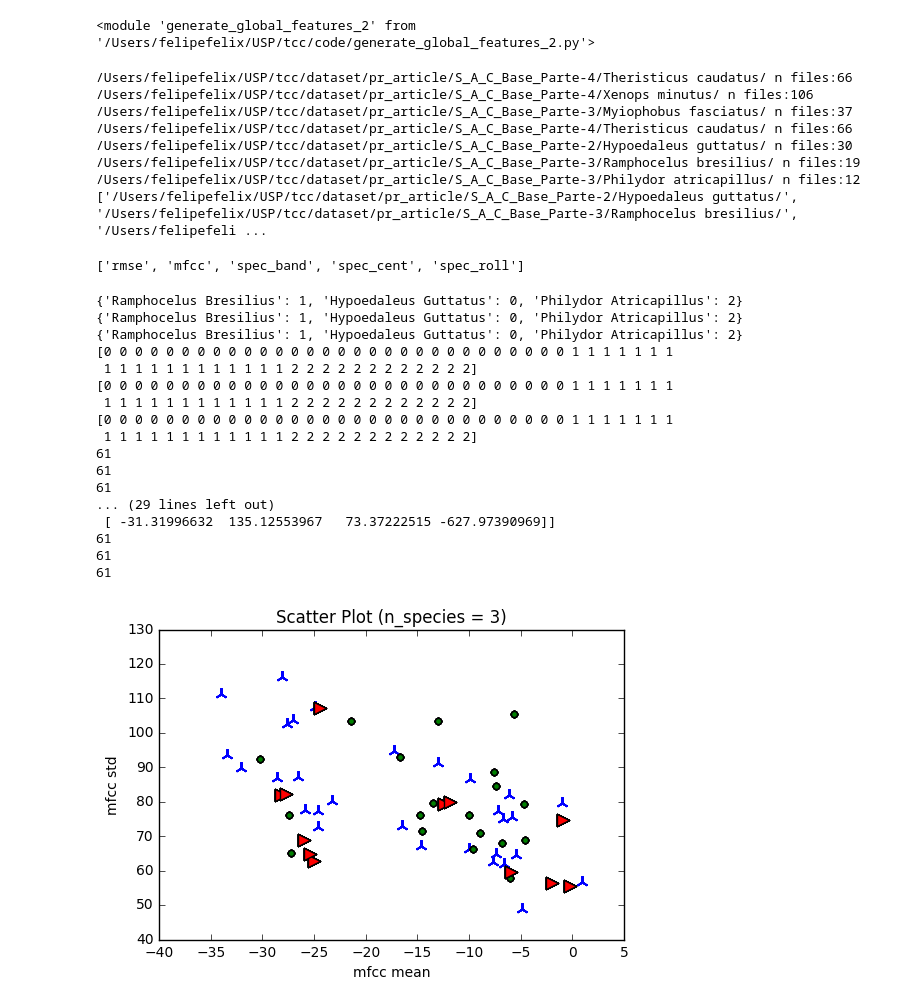
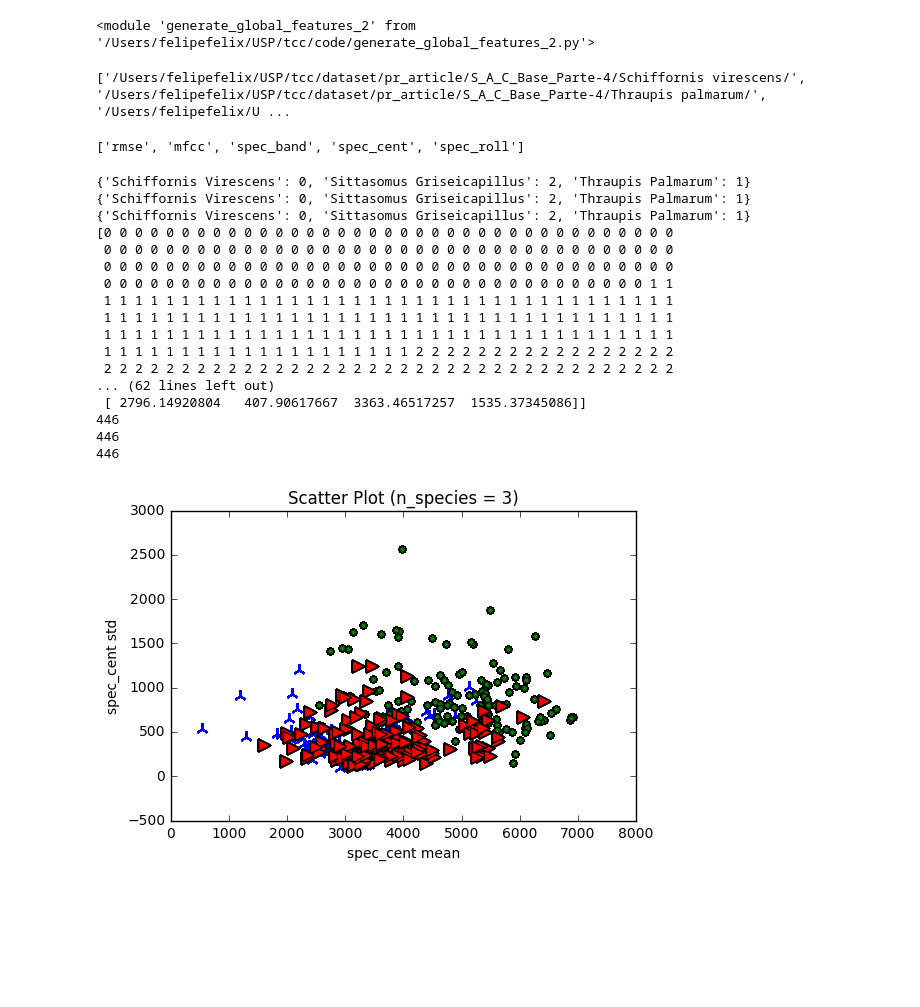
Before and after one commit to fsfelix/tcc, a Jupyter notebook: code/Classification-Filtering.ipynb, the cells around one changed output. Cells and saved outputs as stored; diff of their text form; code cells hidden in the pictures; blank space fills up the shorter version.

```diff
--- a/code/Classification-Filtering.ipynb
+++ b/code/Classification-Filtering.ipynb
@@ -23,7 +23,7 @@ importlib.reload(ggf)
 <module 'generate_global_features_2' from '/Users/felipefelix/USP/tcc/code/generate_global_features_2.py'>
 # %%
 num_species      = 3
-n_min_per_specie = 10
+n_min_per_specie = 99
 
 n_global = 4 # number of global functions
 scoring  = 'f1_weighted'
@@ -37,17 +37,10 @@ print(data_dirs)
 #             '/Users/felipefelix/USP/tcc/dataset/pr_article/S_A_C_Base_Parte-1/Camptostoma obsoletum/',
 #             '/Users/felipefelix/USP/tcc/dataset/pr_article/S_A_C_Base_Parte-3/Myiodynastes maculatus/']
 # %% [output]
-/Users/felipefelix/USP/tcc/dataset/pr_article/S_A_C_Base_Parte-4/Theristicus caudatus/ n files:66
-/Users/felipefelix/USP/tcc/dataset/pr_article/S_A_C_Base_Parte-4/Xenops minutus/ n files:106
-/Users/felipefelix/USP/tcc/dataset/pr_article/S_A_C_Base_Parte-3/Myiophobus fasciatus/ n files:37
-/Users/felipefelix/USP/tcc/dataset/pr_article/S_A_C_Base_Parte-4/Theristicus caudatus/ n files:66
-/Users/felipefelix/USP/tcc/dataset/pr_article/S_A_C_Base_Parte-2/Hypoedaleus guttatus/ n files:30
-/Users/felipefelix/USP/tcc/dataset/pr_article/S_A_C_Base_Parte-3/Ramphocelus bresilius/ n files:19
-/Users/felipefelix/USP/tcc/dataset/pr_article/S_A_C_Base_Parte-3/Philydor atricapillus/ n files:12
-['/Users/felipefelix/USP/tcc/dataset/pr_article/S_A_C_Base_Parte-2/Hypoedaleus guttatus/', '/Users/felipefelix/USP/tcc/dataset/pr_article/S_A_C_Base_Parte-3/Ramphocelus bresilius/', '/Users/felipefeli ...
+['/Users/felipefelix/USP/tcc/dataset/pr_article/S_A_C_Base_Parte-4/Schiffornis virescens/', '/Users/felipefelix/USP/tcc/dataset/pr_article/S_A_C_Base_Parte-4/Thraupis palmarum/', '/Users/felipefelix/U ...
 # %%
 print(util.FEATURES)
-feat = util.FEATURES[1]
+feat = util.FEATURES[3]
 labels_dict_o, labels_o, data_o = ggf.generate_global_features(n_global, feat, data_dirs, song_or_call, util.GLOBAL_FUNCTIONS, version = None)
 labels_dict_f1, labels_f1, data_f1 = ggf.generate_global_features(n_global, feat, data_dirs, song_or_call, util.GLOBAL_FUNCTIONS, version = 'filtered1')
 labels_dict_f2, labels_f2, data_f2 = ggf.generate_global_features(n_global, feat, data_dirs, song_or_call, util.GLOBAL_FUNCTIONS, version = 'filtered2')
@@ -74,25 +67,25 @@ print(len(data_o))
 print(len(data_f1))
 print(len(data_f2))
 # %% [output]
-{'Ramphocelus Bresilius': 1, 'Hypoedaleus Guttatus': 0, 'Philydor Atricapillus': 2}
-{'Ramphocelus Bresilius': 1, 'Hypoedaleus Guttatus': 0, 'Philydor Atricapillus': 2}
-{'Ramphocelus Bresilius': 1, 'Hypoedaleus Guttatus': 0, 'Philydor Atricapillus': 2}
-[0 0 0 0 0 0 0 0 0 0 0 0 0 0 0 0 0 0 0 0 0 0 0 0 0 0 0 0 0 0 1 1 1 1 1 1 1
- 1 1 1 1 1 1 1 1 1 1 1 1 2 2 2 2 2 2 2 2 2 2 2 2]
-[0 0 0 0 0 0 0 0 0 0 0 0 0 0 0 0 0 0 0 0 0 0 0 0 0 0 0 0 0 0 1 1 1 1 1 1 1
- 1 1 1 1 1 1 1 1 1 1 1 1 2 2 2 2 2 2 2 2 2 2 2 2]
-[0 0 0 0 0 0 0 0 0 0 0 0 0 0 0 0 0 0 0 0 0 0 0 0 0 0 0 0 0 0 1 1 1 1 1 1 1
- 1 1 1 1 1 1 1 1 1 1 1 1 2 2 2 2 2 2 2 2 2 2 2 2]
-61
-61
-61
-... (29 lines left out)
- [ -31.31996632  135.12553967   73.37222515 -627.97390969]]
-61
-61
-61
+{'Schiffornis Virescens': 0, 'Sittasomus Griseicapillus': 2, 'Thraupis Palmarum': 1}
+{'Schiffornis Virescens': 0, 'Sittasomus Griseicapillus': 2, 'Thraupis Palmarum': 1}
+{'Schiffornis Virescens': 0, 'Sittasomus Griseicapillus': 2, 'Thraupis Palmarum': 1}
+[0 0 0 0 0 0 0 0 0 0 0 0 0 0 0 0 0 0 0 0 0 0 0 0 0 0 0 0 0 0 0 0 0 0 0 0 0
+ 0 0 0 0 0 0 0 0 0 0 0 0 0 0 0 0 0 0 0 0 0 0 0 0 0 0 0 0 0 0 0 0 0 0 0 0 0
+ 0 0 0 0 0 0 0 0 0 0 0 0 0 0 0 0 0 0 0 0 0 0 0 0 0 0 0 0 0 0 0 0 0 0 0 0 0
+ 0 0 0 0 0 0 0 0 0 0 0 0 0 0 0 0 0 0 0 0 0 0 0 0 0 0 0 0 0 0 0 0 0 0 0 1 1
+ 1 1 1 1 1 1 1 1 1 1 1 1 1 1 1 1 1 1 1 1 1 1 1 1 1 1 1 1 1 1 1 1 1 1 1 1 1
+ 1 1 1 1 1 1 1 1 1 1 1 1 1 1 1 1 1 1 1 1 1 1 1 1 1 1 1 1 1 1 1 1 1 1 1 1 1
+ 1 1 1 1 1 1 1 1 1 1 1 1 1 1 1 1 1 1 1 1 1 1 1 1 1 1 1 1 1 1 1 1 1 1 1 1 1
+ 1 1 1 1 1 1 1 1 1 1 1 1 1 1 1 1 1 1 1 1 2 2 2 2 2 2 2 2 2 2 2 2 2 2 2 2 2
+ 2 2 2 2 2 2 2 2 2 2 2 2 2 2 2 2 2 2 2 2 2 2 2 2 2 2 2 2 2 2 2 2 2 2 2 2 2
+... (62 lines left out)
+ [ 2796.14920804   407.90617667  3363.46517257  1535.37345086]]
+446
+446
+446
 # %%
-util.plot_scatter(data_o[:,0], data_o[:,1], labels, feat + ' mean', feat + ' std')
+util.plot_scatter(data_o[:,0], data_o[:,1], labels_o, feat + ' mean', feat + ' std')
 # %% [output]
-[figure, old version]
+[figure, new version]
 # %%
```
Also changed, not shown: parts of 5 cells of this notebook, 4 other files.
